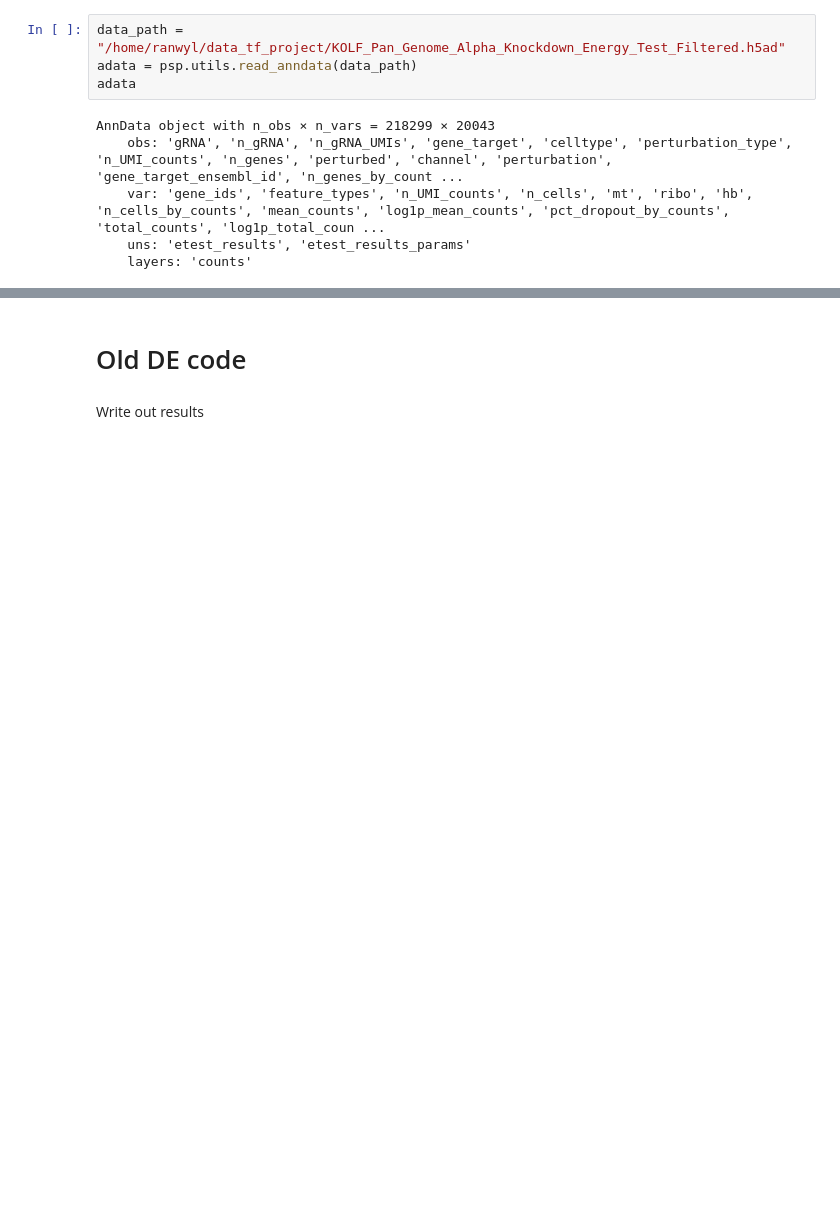
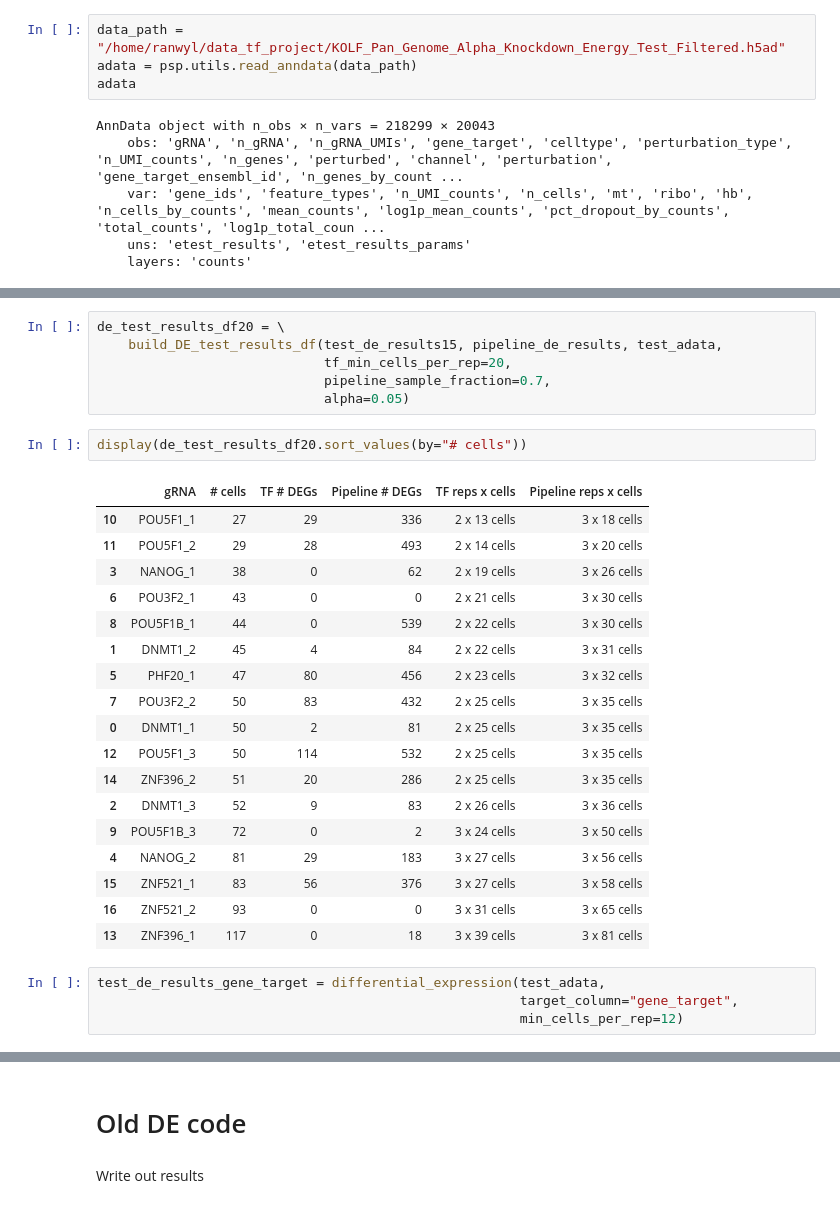
Before and after one commit to subramaniam-lab-ucsd/tf-project, a Jupyter notebook: tf_project_de_analysis_mde.ipynb, the cells around one changed output, grey strips where cells are left out. Drawn from its saved outputs; the diff is of its cells as text; blank space fills up the shorter version.

```diff
--- a/tf_project_de_analysis_mde.ipynb
+++ b/tf_project_de_analysis_mde.ipynb
@@ -580,0 +543,31 @@ pipeline_de_df.head()
+# %%
+de_test_results_df20 = \
+    build_DE_test_results_df(test_de_results15, pipeline_de_results, test_adata,
+                             tf_min_cells_per_rep=20,
+                             pipeline_sample_fraction=0.7,
+                             alpha=0.05)
+# %%
+display(de_test_results_df20.sort_values(by="# cells"))
+# %% [output]
+|  | gRNA | # cells | TF # DEGs | Pipeline # DEGs | TF reps x cells | Pipeline reps x cells |
+| 10 | POU5F1_1 | 27 | 29 | 336 | 2 x 13 cells | 3 x 18 cells |
+| 11 | POU5F1_2 | 29 | 28 | 493 | 2 x 14 cells | 3 x 20 cells |
+| 3 | NANOG_1 | 38 | 0 | 62 | 2 x 19 cells | 3 x 26 cells |
+| 6 | POU3F2_1 | 43 | 0 | 0 | 2 x 21 cells | 3 x 30 cells |
+| 8 | POU5F1B_1 | 44 | 0 | 539 | 2 x 22 cells | 3 x 30 cells |
+| 1 | DNMT1_2 | 45 | 4 | 84 | 2 x 22 cells | 3 x 31 cells |
+| 5 | PHF20_1 | 47 | 80 | 456 | 2 x 23 cells | 3 x 32 cells |
+| 7 | POU3F2_2 | 50 | 83 | 432 | 2 x 25 cells | 3 x 35 cells |
+| 0 | DNMT1_1 | 50 | 2 | 81 | 2 x 25 cells | 3 x 35 cells |
+| 12 | POU5F1_3 | 50 | 114 | 532 | 2 x 25 cells | 3 x 35 cells |
+| 14 | ZNF396_2 | 51 | 20 | 286 | 2 x 25 cells | 3 x 35 cells |
+| 2 | DNMT1_3 | 52 | 9 | 83 | 2 x 26 cells | 3 x 36 cells |
+| 9 | POU5F1B_3 | 72 | 0 | 2 | 3 x 24 cells | 3 x 50 cells |
+| 4 | NANOG_2 | 81 | 29 | 183 | 3 x 27 cells | 3 x 56 cells |
+| 15 | ZNF521_1 | 83 | 56 | 376 | 3 x 27 cells | 3 x 58 cells |
+| 16 | ZNF521_2 | 93 | 0 | 0 | 3 x 31 cells | 3 x 65 cells |
+| 13 | ZNF396_1 | 117 | 0 | 18 | 3 x 39 cells | 3 x 81 cells |
+# %%
+test_de_results_gene_target = differential_expression(test_adata,
+                                                      target_column="gene_target",
+                                                      min_cells_per_rep=12)
```
Also changed, not shown: parts of 41 cells of this notebook.
